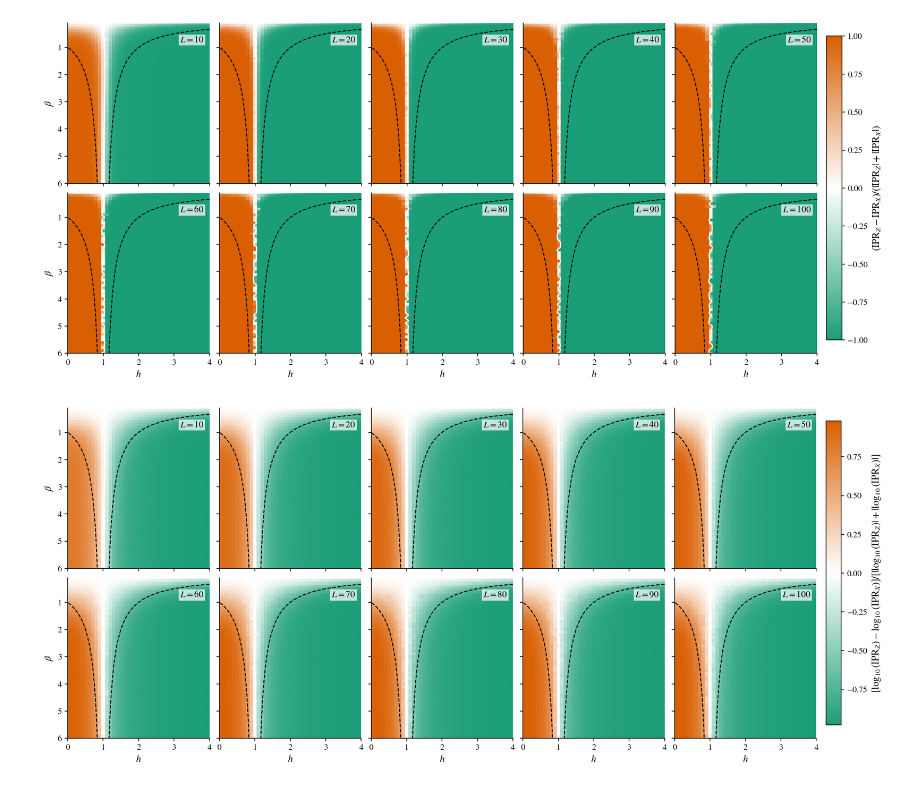
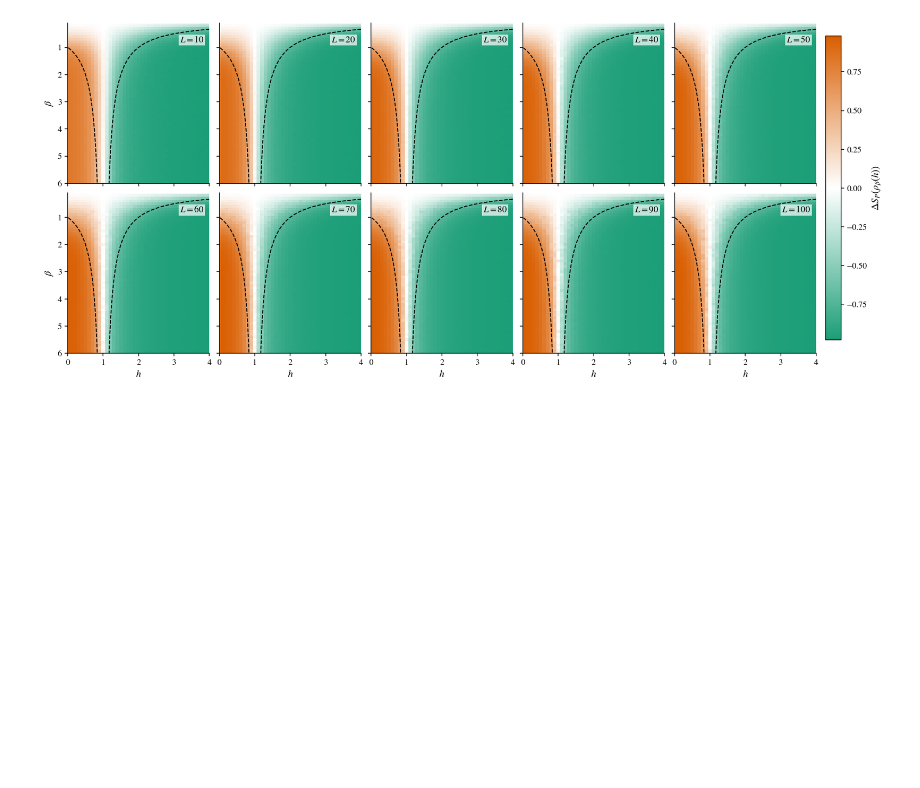
Before and after one commit to clemensLin/IPR-Kernel, a Jupyter notebook: Paper Analysis/TFIM Thermal/Phase_diagram.ipynb, the cells around one changed output. Cells and saved outputs as stored; diff of their text form; code cells hidden in the pictures; blank space fills up the shorter version.

```diff
--- a/Paper Analysis/TFIM Thermal/Phase_diagram.ipynb
+++ b/Paper Analysis/TFIM Thermal/Phase_diagram.ipynb
@@ -34,6 +36,7 @@ if str(SCRIPTS_DIR) not in sys.path:
 from data_config import read_thermal_ipr_data, thermal_ipr_path
 from plot_ipr_curves import CURVE_STYLES, set_ipr_plot_style
 
+DELTA_S_LABEL = r"$\Delta S_P(\rho_\beta(h))$"
 IPR_CONTRAST_CMAP = LinearSegmentedColormap.from_list(
     "ipr_green_white_orange",
     [CURVE_STYLES["IPR X"]["color"], "#ffffff", CURVE_STYLES["IPR Z"]["color"]],
@@ -292,25 +204,16 @@ def plot_ipr_crossover_grid(
 
     return fig, axes
 # %%
-# Example: plot all selected raw thermal IPR system sizes together.
 L_values = list(range(10, 101, 10))
 beta_max = 6.0
 save_figures = True
 save_dir = Path("Paper plots Thermal")
 
-raw_save_path = save_dir / "ipr_crossover_raw_beta_grid.png" if save_figures else None
-fig, axes = plot_ipr_crossover_grid(
-    L_values, source="raw", contrast="raw", hc=1.0, beta_max=beta_max,
-    nrows=2, ncols=5, save_path=raw_save_path,
+save_path = save_dir / "ipr_delta_s_beta_grid.png" if save_figures else None
+fig, axes = plot_delta_s_grid(
+    L_values, source="raw", hc=1.0, beta_max=beta_max,
+    nrows=2, ncols=5, save_path=save_path,
 )
 plt.show()
-
-log_save_path = save_dir / "ipr_crossover_log_beta_grid.png" if save_figures else None
-fig, axes = plot_ipr_crossover_grid(
-    L_values, source="raw", contrast="log", hc=1.0, beta_max=beta_max,
-    nrows=2, ncols=5, save_path=log_save_path,
-)
-plt.show()
 # %% [output]
-[figure, old version]
+[figure, new version]
-[figure, removed]
```
Also changed, not shown: parts of 4 cells of this notebook, 12 other files.
